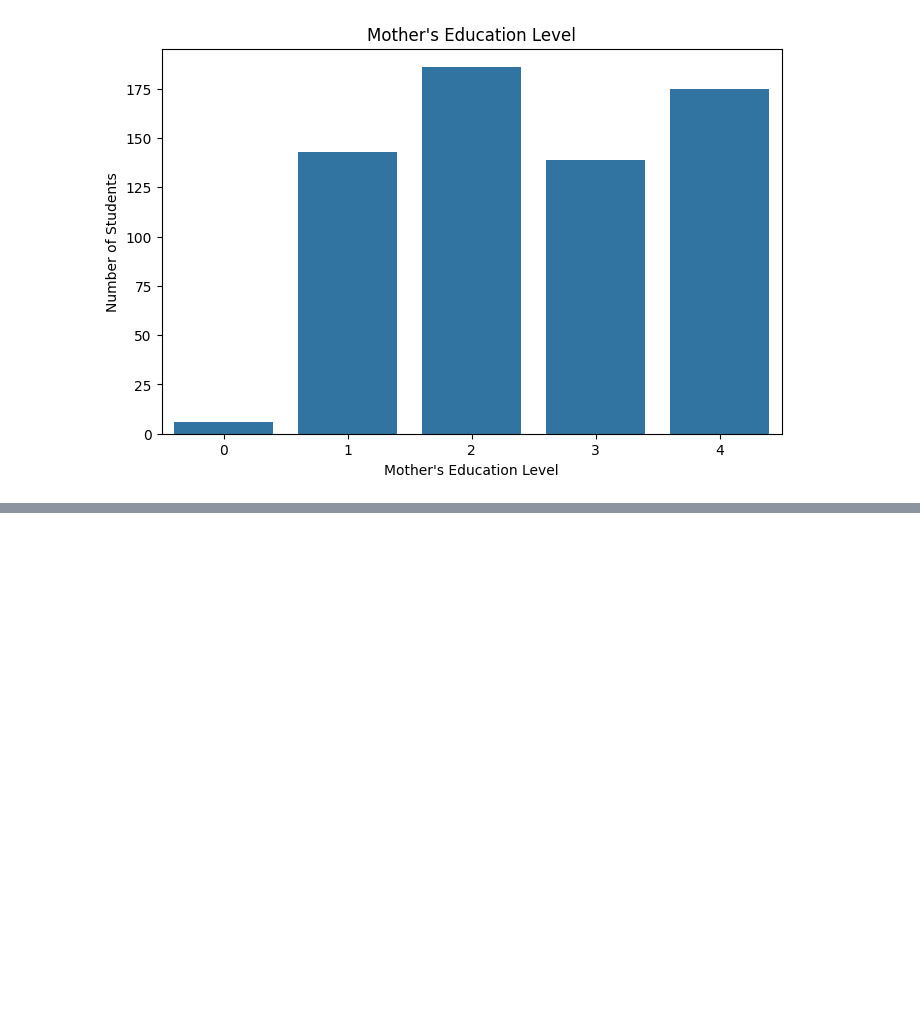
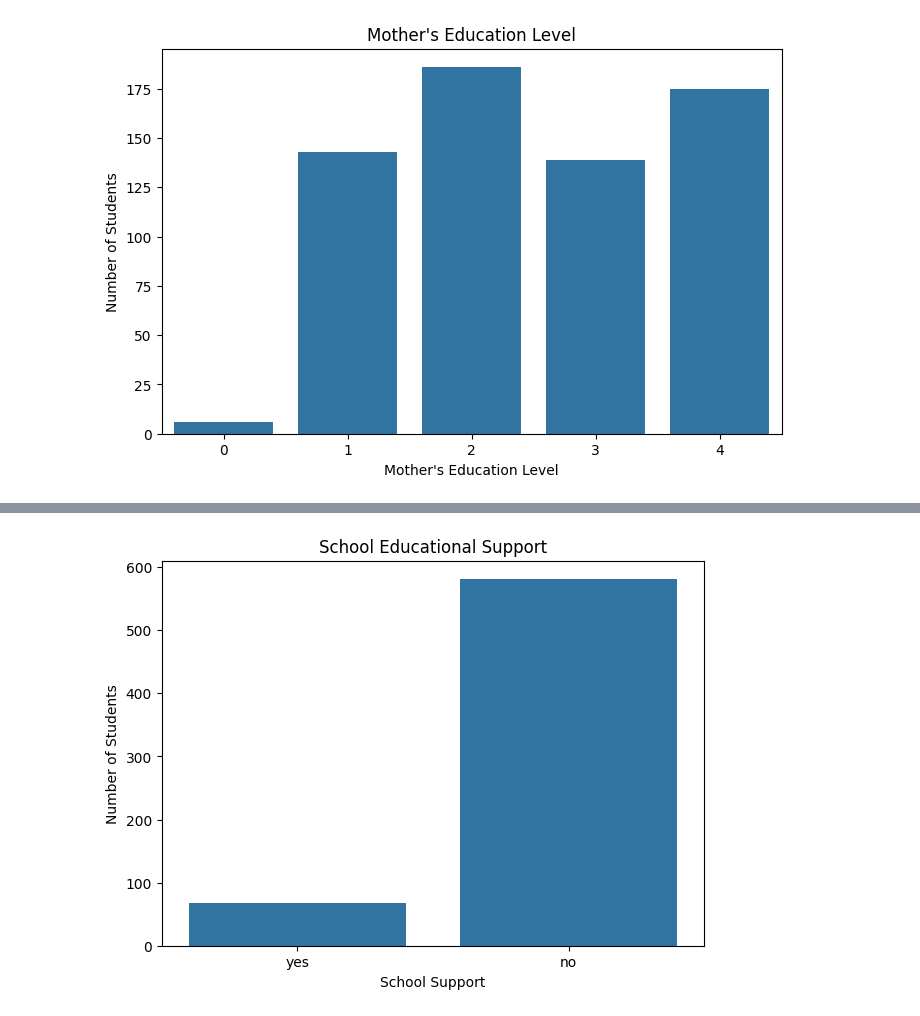
Before and after one commit to lightcode01-oss/IYB_INTERNSHIP, a Jupyter notebook: Day_05_Exploratory_Data_Analysis.ipynb, the cells around one changed output, grey strips where cells are left out. Drawn from its saved outputs; the diff is of its cells as text; code cells hidden in the pictures; blank space fills up the shorter version.

```diff
--- a/Day_05_Exploratory_Data_Analysis.ipynb
+++ b/Day_05_Exploratory_Data_Analysis.ipynb
@@ -330,0 +384,17 @@ plt.show()
+# %%
+# School support distribution
+
+plt.figure(figsize=(7, 5))
+
+sns.countplot(
+    data=df,
+    x="schoolsup"
+)
+
+plt.title("School Educational Support")
+plt.xlabel("School Support")
+plt.ylabel("Number of Students")
+
+plt.show()
+# %% [output]
+[figure, added]
```
Also changed, not shown: parts of 19 cells of this notebook.
